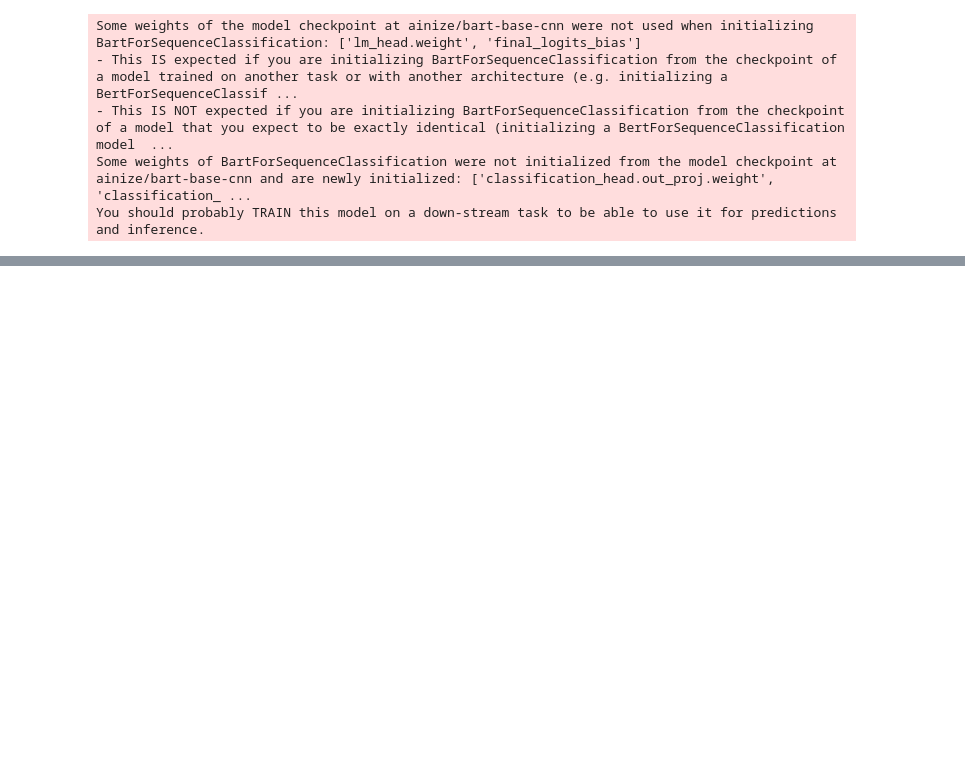
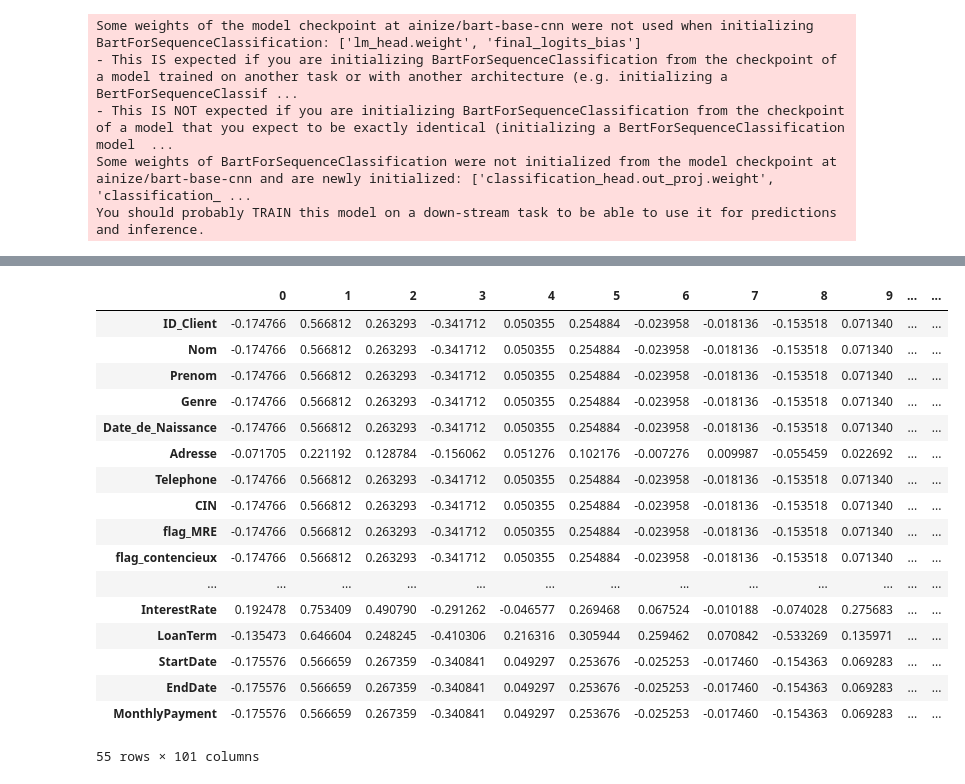
Before and after one commit to ibrahim-choukrane/Sensitive_data_classification, a Jupyter notebook: Untitled.ipynb, the cells around one changed output, grey strips where cells are left out. Cells and saved outputs as stored; diff of their text form; code cells hidden in the pictures; blank space fills up the shorter version.

```diff
--- a/Untitled.ipynb
+++ b/Untitled.ipynb
@@ -81,0 +180,39 @@ Glove embedding accuracy: 0.7876
+# %%
+from sklearn.cluster import KMeans
+from sklearn.ensemble import RandomForestClassifier
+from sklearn.metrics import classification_report
+from sklearn.model_selection import train_test_split
+
+# Step 1: Clustering for Initial Labeling
+def clustering_for_initial_labeling(data):
+    data.columns = data.columns.astype(str)
+    # Perform K-Means clustering to create 4 clusters
+    kmeans = KMeans(n_clusters=4, random_state=42, n_init="auto")
+    data['cluster'] = kmeans.fit_predict(data)
+
+    # # Assign labels to clusters based on the most frequent true class
+    # cluster_labels = data.groupby('cluster')['true_class'].agg(lambda x:x.value_counts().index[0])
+    # data['cluster_label'] = data['cluster'].map(cluster_labels)
+
+    return data
+# %%
+clustering_for_initial_labeling(data)
+# %% [output]
+|  | 0 | 1 | 2 | 3 | 4 | 5 | 6 | 7 | 8 | 9 | ... | ... |
+| ID_Client | -0.174766 | 0.566812 | 0.263293 | -0.341712 | 0.050355 | 0.254884 | -0.023958 | -0.018136 | -0.153518 | 0.071340 | ... | ... |
+| Nom | -0.174766 | 0.566812 | 0.263293 | -0.341712 | 0.050355 | 0.254884 | -0.023958 | -0.018136 | -0.153518 | 0.071340 | ... | ... |
+| Prenom | -0.174766 | 0.566812 | 0.263293 | -0.341712 | 0.050355 | 0.254884 | -0.023958 | -0.018136 | -0.153518 | 0.071340 | ... | ... |
+| Genre | -0.174766 | 0.566812 | 0.263293 | -0.341712 | 0.050355 | 0.254884 | -0.023958 | -0.018136 | -0.153518 | 0.071340 | ... | ... |
+| Date_de_Naissance | -0.174766 | 0.566812 | 0.263293 | -0.341712 | 0.050355 | 0.254884 | -0.023958 | -0.018136 | -0.153518 | 0.071340 | ... | ... |
+| Adresse | -0.071705 | 0.221192 | 0.128784 | -0.156062 | 0.051276 | 0.102176 | -0.007276 | 0.009987 | -0.055459 | 0.022692 | ... | ... |
+| Telephone | -0.174766 | 0.566812 | 0.263293 | -0.341712 | 0.050355 | 0.254884 | -0.023958 | -0.018136 | -0.153518 | 0.071340 | ... | ... |
+| CIN | -0.174766 | 0.566812 | 0.263293 | -0.341712 | 0.050355 | 0.254884 | -0.023958 | -0.018136 | -0.153518 | 0.071340 | ... | ... |
+| flag_MRE | -0.174766 | 0.566812 | 0.263293 | -0.341712 | 0.050355 | 0.254884 | -0.023958 | -0.018136 | -0.153518 | 0.071340 | ... | ... |
+| flag_contencieux | -0.174766 | 0.566812 | 0.263293 | -0.341712 | 0.050355 | 0.254884 | -0.023958 | -0.018136 | -0.153518 | 0.071340 | ... | ... |
+| ... | ... | ... | ... | ... | ... | ... | ... | ... | ... | ... | ... | ... |
+| InterestRate | 0.192478 | 0.753409 | 0.490790 | -0.291262 | -0.046577 | 0.269468 | 0.067524 | -0.010188 | -0.074028 | 0.275683 | ... | ... |
+| LoanTerm | -0.135473 | 0.646604 | 0.248245 | -0.410306 | 0.216316 | 0.305944 | 0.259462 | 0.070842 | -0.533269 | 0.135971 | ... | ... |
+| StartDate | -0.175576 | 0.566659 | 0.267359 | -0.340841 | 0.049297 | 0.253676 | -0.025253 | -0.017460 | -0.154363 | 0.069283 | ... | ... |
+| EndDate | -0.175576 | 0.566659 | 0.267359 | -0.340841 | 0.049297 | 0.253676 | -0.025253 | -0.017460 | -0.154363 | 0.069283 | ... | ... |
+| MonthlyPayment | -0.175576 | 0.566659 | 0.267359 | -0.340841 | 0.049297 | 0.253676 | -0.025253 | -0.017460 | -0.154363 | 0.069283 | ... | ... |
+55 rows × 101 columns
```
Also changed, not shown: parts of 18 cells of this notebook, 1 other file.
